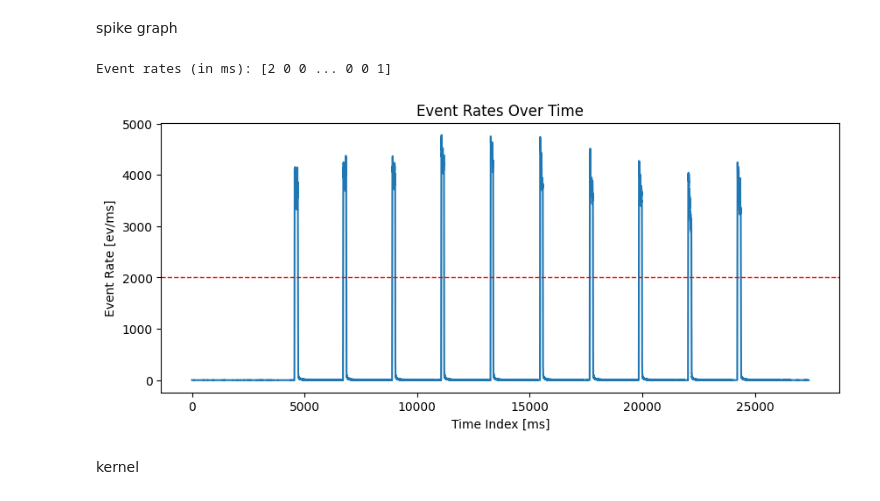
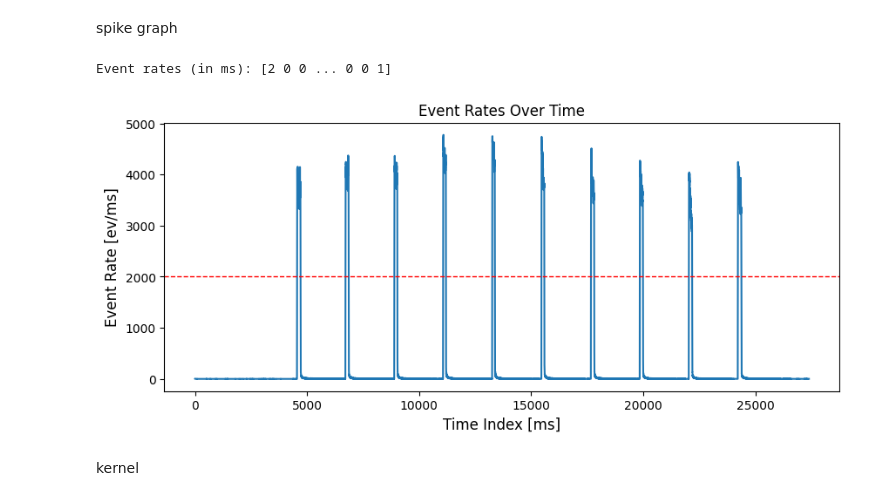
Before and after one commit to leviN1998/Master_Thesis, a Jupyter notebook: notebooks/figures/4.0-lk-methodology.ipynb, the cells around one changed output. Cells and saved outputs as stored; diff of their text form; code cells hidden in the pictures.

```diff
--- a/notebooks/figures/4.0-lk-methodology.ipynb
+++ b/notebooks/figures/4.0-lk-methodology.ipynb
@@ -145,19 +145,23 @@ spike graph
 # %%
 buf = eventIO.load_hdf5("/home/lkolmar/Documents/metavision/recordings/dataset_full_ball-gun/hdf5/" + "spin_0_rec1_converted.hdf5")
 event_rates = buf.ms_to_idx[1:] - buf.ms_to_idx[:-1]
 print("Event rates (in ms):", event_rates)
 
 
 plt.figure(figsize=(10, 4))
 plt.plot(event_rates)
 plt.axhline(y=2000, color='r', linestyle='--', linewidth=1)
 plt.xlabel("Time Index [ms]")
 plt.ylabel("Event Rate [ev/ms]")
 plt.title("Event Rates Over Time")
+ax = plt.gca()
+title_size = ax.title.get_size()
+ax.xaxis.label.set_size(title_size)
+ax.yaxis.label.set_size(title_size)
 plt.show()
 # %% [output]
 Event rates (in ms): [2 0 0 ... 0 0 1]
-[figure, old version]
+[figure, new version]
 # %% [markdown]
 kernel
 # %%
```
Also changed, not shown: parts of 4 cells of this notebook, 7 other files.
